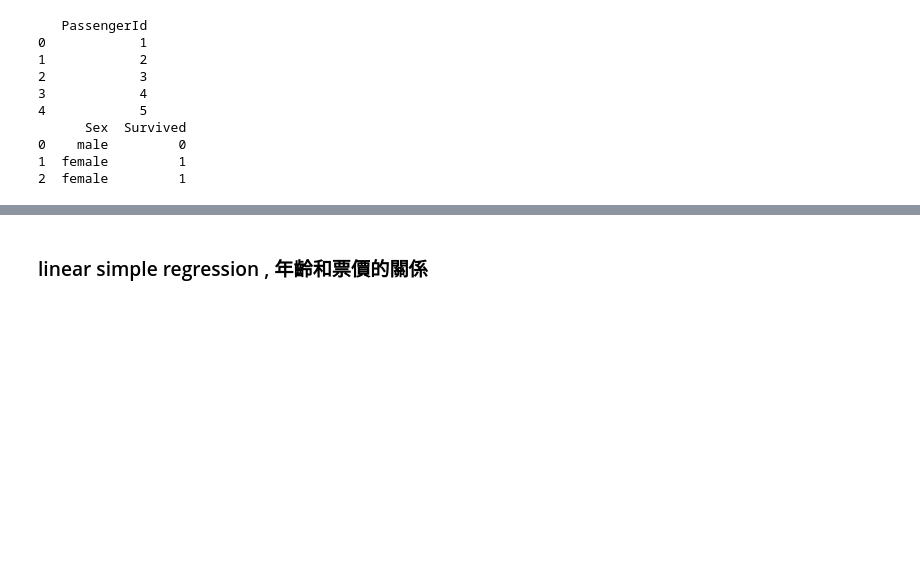
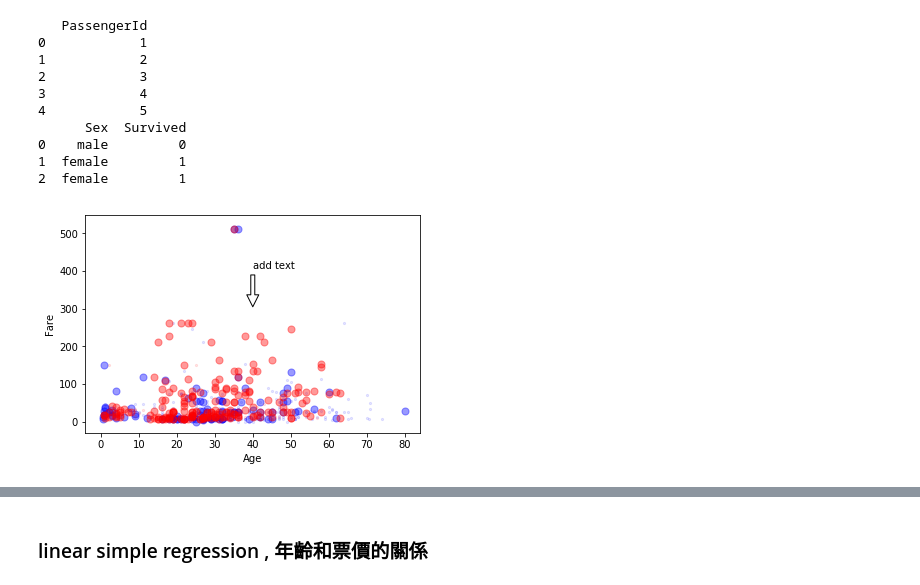
Before and after one commit to rvnkoiceygtq/Python, a Jupyter notebook: 1_Fundations_for_Analytics_basic.ipynb, the cells around one changed output, grey strips where cells are left out. Saved outputs shown, nothing was run; the diff lists cells and outputs as text; code cells hidden in the pictures; blank space fills up the shorter version.

```diff
--- a/1_Fundations_for_Analytics_basic.ipynb
+++ b/1_Fundations_for_Analytics_basic.ipynb
@@ -588,3 +724,56 @@ print("{}".format(train[["Sex", "Survived"]].head(3)))
 0    male         0
 1  female         1
 2  female         1
+# %%
+import numpy as np
+import matplotlib.pyplot as plt
+import seaborn as sns
+
+##由於原資料中Age有null所以改用以下資料集
+x = train_exclude_age_null[["Age"]][(train_exclude_age_null.Sex=="male") & (train_exclude_age_null.Survived>0)]
+y = train_exclude_age_null[["Fare"]][(train_exclude_age_null.Sex=="male") & (train_exclude_age_null.Survived>0)]
+#s = train_exclude_age_null[["Survived"]][train_exclude_age_null.Sex=="male"]
+#a = train_exclude_age_null[["Survived"]][train_exclude_age_null.Sex=="male"]
+plt.scatter(x, y, s=50, color="blue", alpha=.4, label="Male")#alpha用來調整透明度
+
+x = train_exclude_age_null[["Age"]][(train_exclude_age_null.Sex=="male") & (train_exclude_age_null.Survived==0)]
+y = train_exclude_age_null[["Fare"]][(train_exclude_age_null.Sex=="male") & (train_exclude_age_null.Survived==0)]
+#s = train_exclude_age_null[["Survived"]][train_exclude_age_null.Sex=="male"]
+#a = train_exclude_age_null[["Survived"]][train_exclude_age_null.Sex=="male"]
+plt.scatter(x, y, s=5, color="blue", alpha=.1, label="Male")#alpha用來調整透明度
+
+#sns.lmplot( x="Age", y="Fare", data=train_exclude_age_null[train_exclude_age_null.Sex=="male"], fit_reg=True, hue='species', legend=False)
+
+##由於原資料中Age有null所以改用以下資料集
+x = train_exclude_age_null[["Age"]][(train_exclude_age_null.Sex=="female") & (train_exclude_age_null.Survived>0)]
+y = train_exclude_age_null[["Fare"]][(train_exclude_age_null.Sex=="female") & (train_exclude_age_null.Survived>0)]
+#s = train_exclude_age_null[["Survived"]][train_exclude_age_null.Sex=="male"]
+#a = train_exclude_age_null[["Survived"]][train_exclude_age_null.Sex=="male"]
+plt.scatter(x, y, s=50, color="red", alpha=.4, label="Female")#alpha用來調整透明度
+
+x = train_exclude_age_null[["Age"]][(train_exclude_age_null.Sex=="female") & (train_exclude_age_null.Survived==0)]
+y = train_exclude_age_null[["Fare"]][(train_exclude_age_null.Sex=="female") & (train_exclude_age_null.Survived==0)]
+#s = train_exclude_age_null[["Survived"]][train_exclude_age_null.Sex=="male"]
+#a = train_exclude_age_null[["Survived"]][train_exclude_age_null.Sex=="male"]
+plt.scatter(x, y, s=5, color="red", alpha=.1, label="Female")#alpha用來調整透明度
+
+
+
+#x = train_exclude_age_null[["Age"]][train_exclude_age_null.Sex=="female"]
+#y = train_exclude_age_null[["Fare"]][train_exclude_age_null.Sex=="female"]
+#plt.scatter(x, y, s=8 , color="red", alpha=.3)#alpha用來調整透明度
+
+plt.xlabel("Age")
+plt.ylabel("Fare")
+
+# Annotation
+plt.annotate('add text', xy =(40, 300),
+                xytext =(40, 405),
+                arrowprops = dict(facecolor ='white',
+                                  shrink = 0.05),)
+
+
+
+plt.show()
+# %% [output]
+[figure, added]
```
Also changed, not shown: parts of 16 cells of this notebook.
